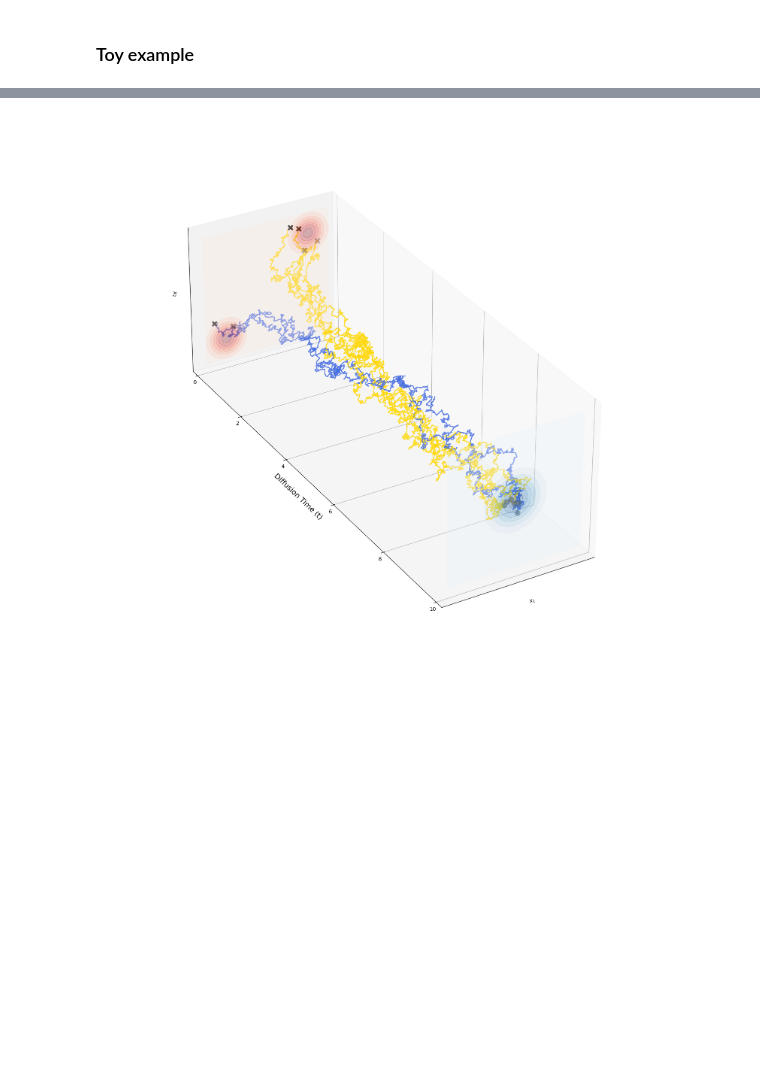
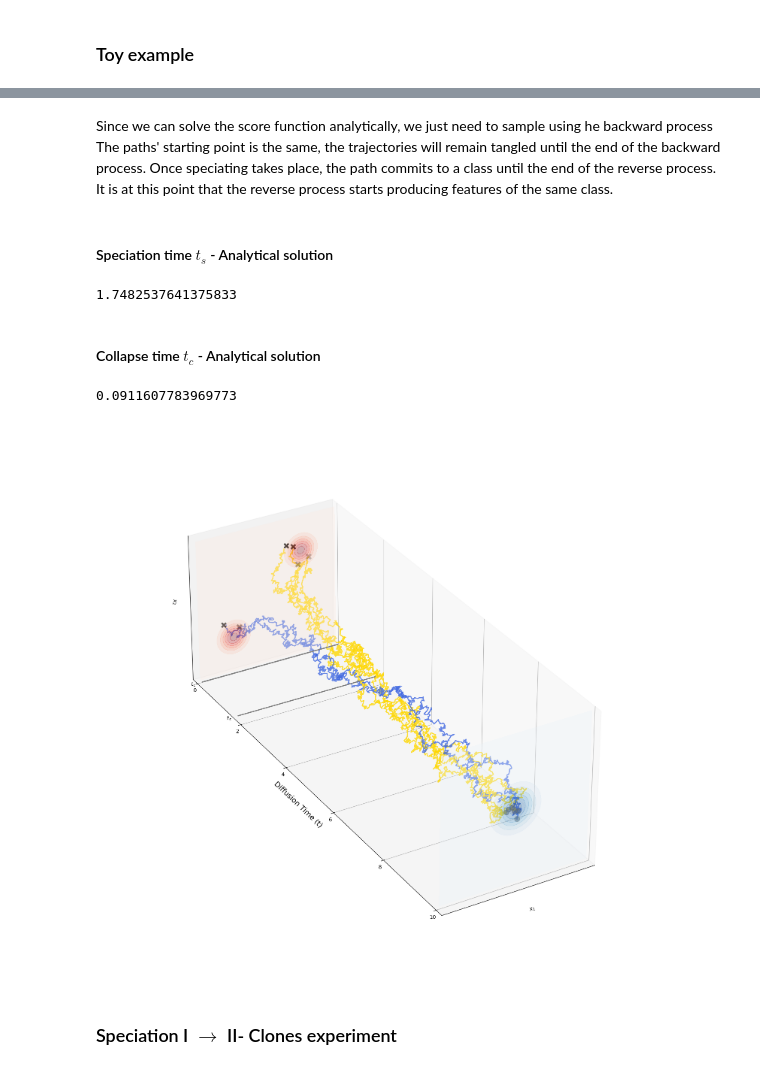
Before and after one commit to msarrias/SAGD, a Jupyter notebook: sandbox/Gaussian_mixture_regimes.ipynb, the cells around one changed output, grey strips where cells are left out. Saved outputs shown, nothing was run; the diff lists cells and outputs as text; code cells hidden in the pictures; blank space fills up the shorter version.

Commit message:
adding cloning experiment

```diff
--- a/sandbox/Gaussian_mixture_regimes.ipynb
+++ b/sandbox/Gaussian_mixture_regimes.ipynb
@@ -191,4 +36,26 @@ plt.show()
+# %% [markdown]
+Since we can solve the score function analytically, we just need to sample using he backward process
+The paths' starting point is the same, the trajectories will remain tangled until the end of the backward process.
+Once speciating takes place, the path commits to a class until the end of the reverse process.
+It is at this point that the reverse process starts producing features of the same class.
+# %% [markdown]
+#### Speciation time $t_s$ - Analytical solution
+# %%
+Lambda = np.linalg.norm(mu_star)**2 + std**2
+t_s = np.log(Lambda) / 2
+print(t_s)
+# %% [output]
+1.7482537641375833
+# %% [markdown]
+#### Collapse time $t_c$ - Analytical solution
+# %%
+t_c = 1/2 * np.log(1 + std**2/(nsamples**(2/d) - 1))
+print(t_c)
+# %% [output]
+0.0911607783969773
 # %%
-plot_speciation_3d(path_history, times, mu_star, std, nsamples)
+plot_speciation_3d(path_history, times, mu_star, std, nsamples, t_s, t_c)
 # %% [output]
-[figure, old version]
+[figure, new version]
+# %% [markdown]
+### Speciation I $\rightarrow$ II- Clones experiment
```
Also changed, not shown: parts of 11 cells of this notebook.
